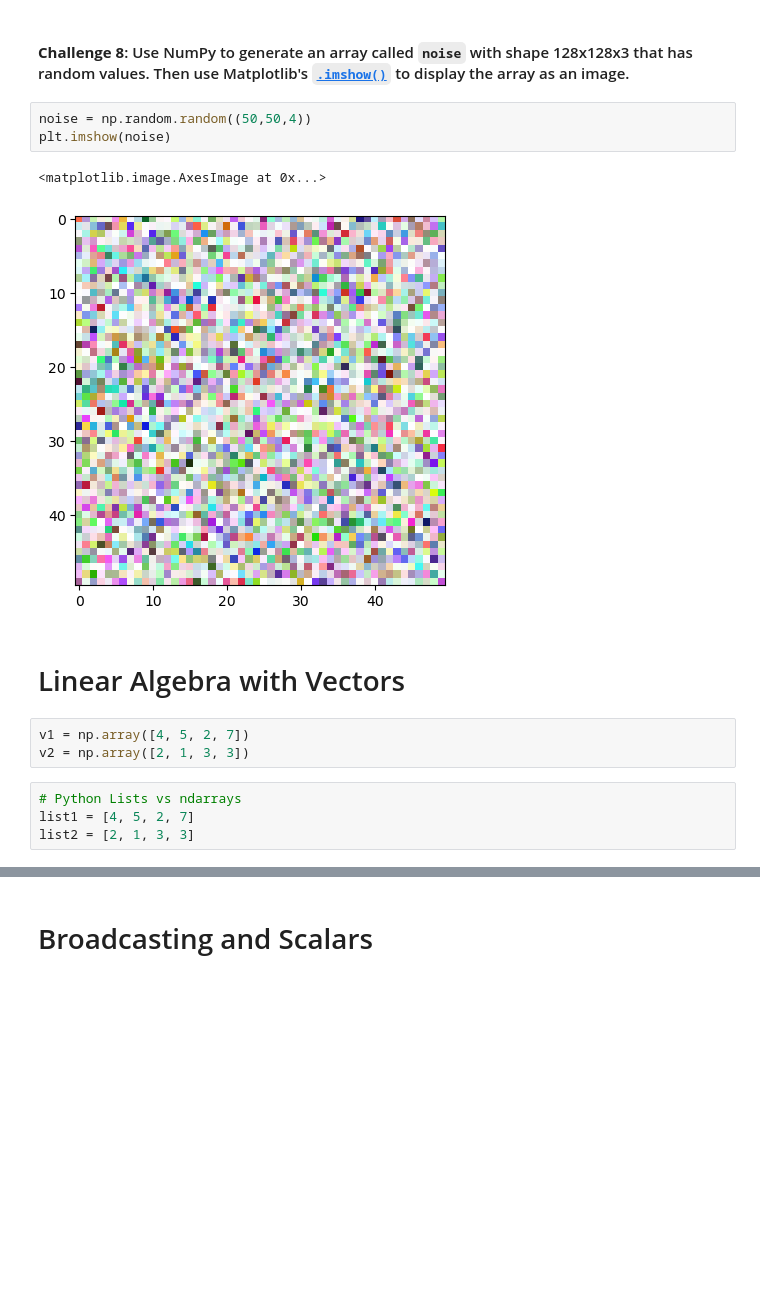
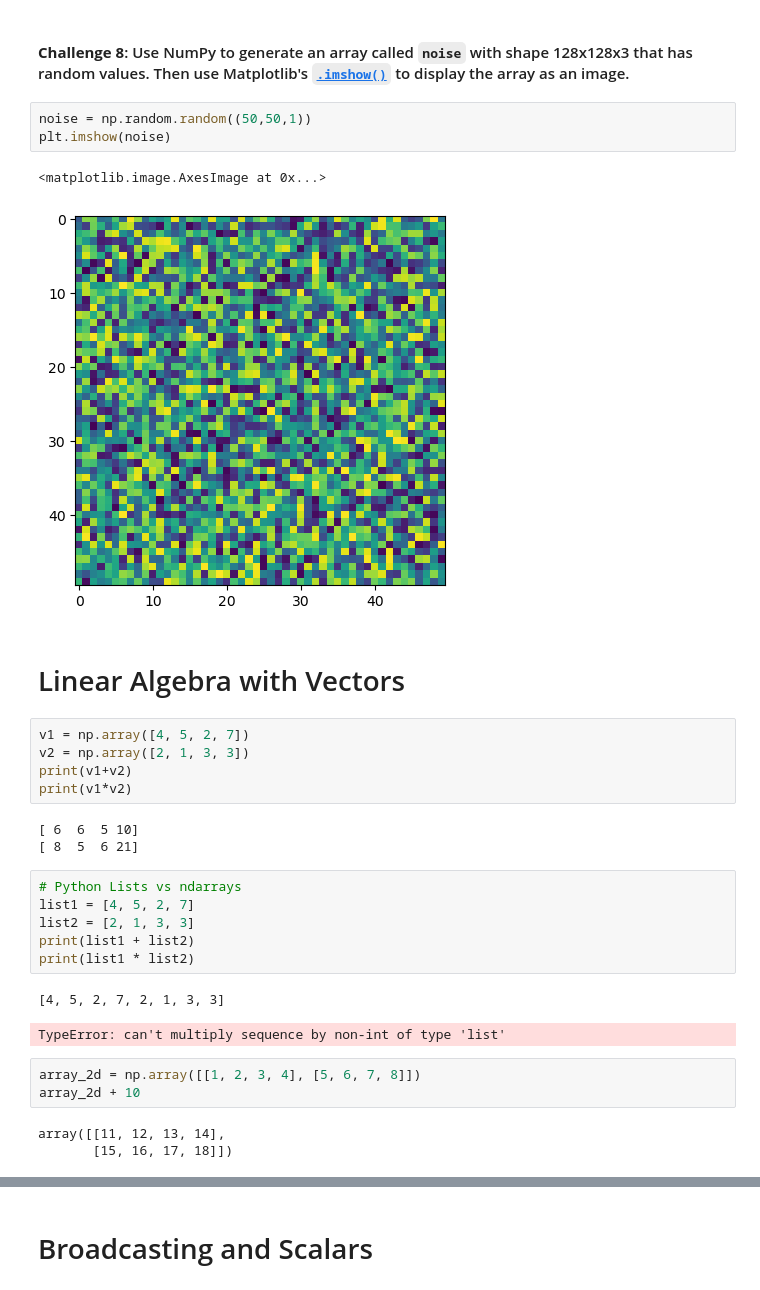
Before and after one commit to archie122/100-days-of-code, a Jupyter notebook: Day_72/Computation_with_NumPy_and_N_Dimensional_Arrays_(start).ipynb, the cells around one changed output, grey strips where cells are left out. Saved outputs shown, nothing was run; the diff lists cells and outputs as text; blank space fills up the shorter version.

```diff
--- a/Day_72/Computation_with_NumPy_and_N_Dimensional_Arrays_(start).ipynb
+++ b/Day_72/Computation_with_NumPy_and_N_Dimensional_Arrays_(start).ipynb
@@ -190,17 +190,33 @@ plt.plot(something, something2)
 # %% [markdown]
 #### **Challenge 8**: Use NumPy to generate an array called `noise` with shape 128x128x3 that has random values. Then use Matplotlib's [`.imshow()`](https://matplotlib.org/3.1.1/api/_as_gen/matplotlib.pyplot.imshow.html) to display the array as an image.
 # %%
-noise = np.random.random((50,50,4))
+noise = np.random.random((50,50,1))
 plt.imshow(noise)
 # %% [output]
 <matplotlib.image.AxesImage at 0x...>
-[figure, old version]
+[figure, new version]
 # %% [markdown]
 # Linear Algebra with Vectors
 # %%
 v1 = np.array([4, 5, 2, 7])
 v2 = np.array([2, 1, 3, 3])
+print(v1+v2)
+print(v1*v2)
+# %% [output]
+[ 6  6  5 10]
+[ 8  5  6 21]
 # %%
 # Python Lists vs ndarrays
 list1 = [4, 5, 2, 7]
 list2 = [2, 1, 3, 3]
+print(list1 + list2)
+print(list1 * list2)
+# %% [output]
+[4, 5, 2, 7, 2, 1, 3, 3]
+TypeError: can't multiply sequence by non-int of type 'list'
+# %%
+array_2d = np.array([[1, 2, 3, 4], [5, 6, 7, 8]])
+array_2d + 10
+# %% [output]
+array([[11, 12, 13, 14],
+       [15, 16, 17, 18]])
```
Also changed, not shown: parts of 12 cells of this notebook.
